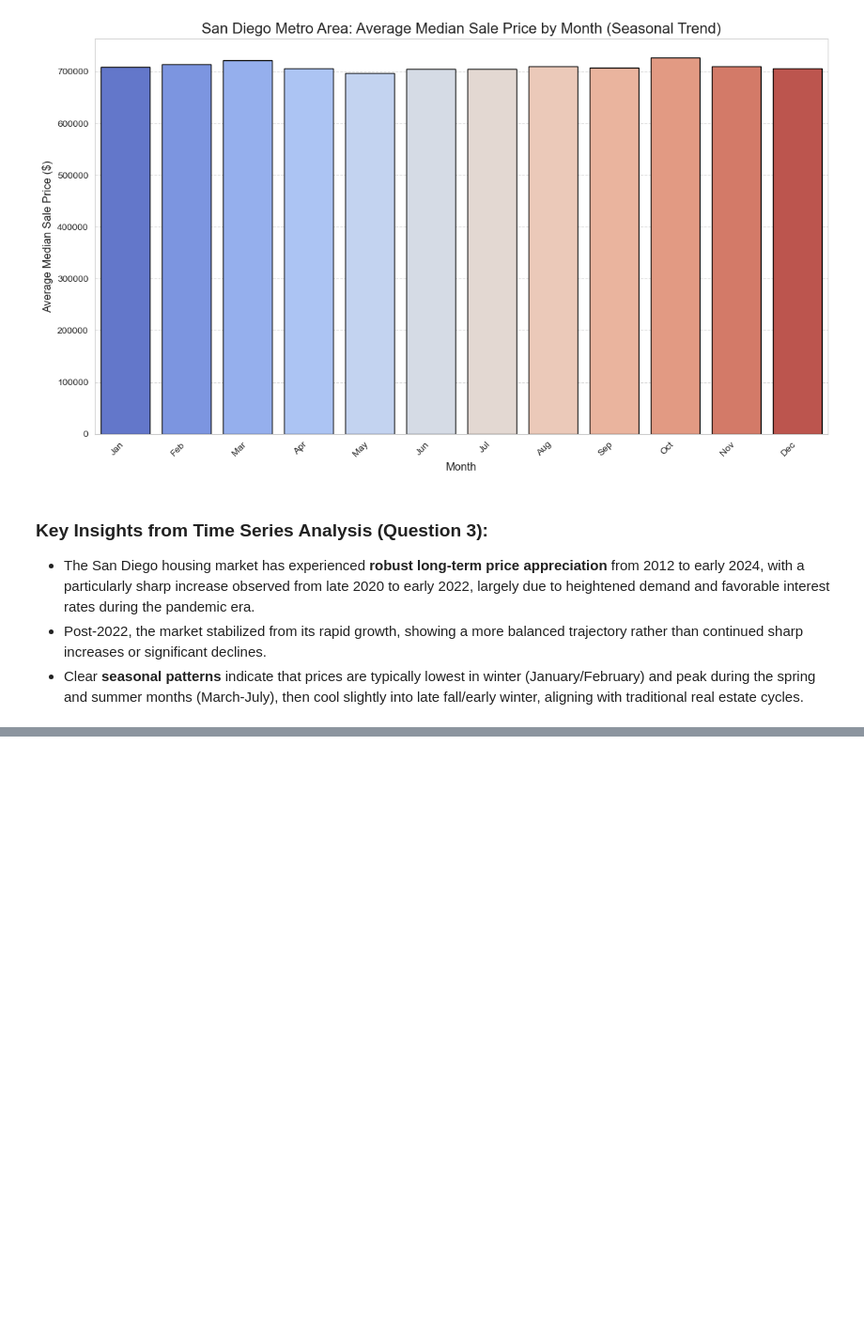
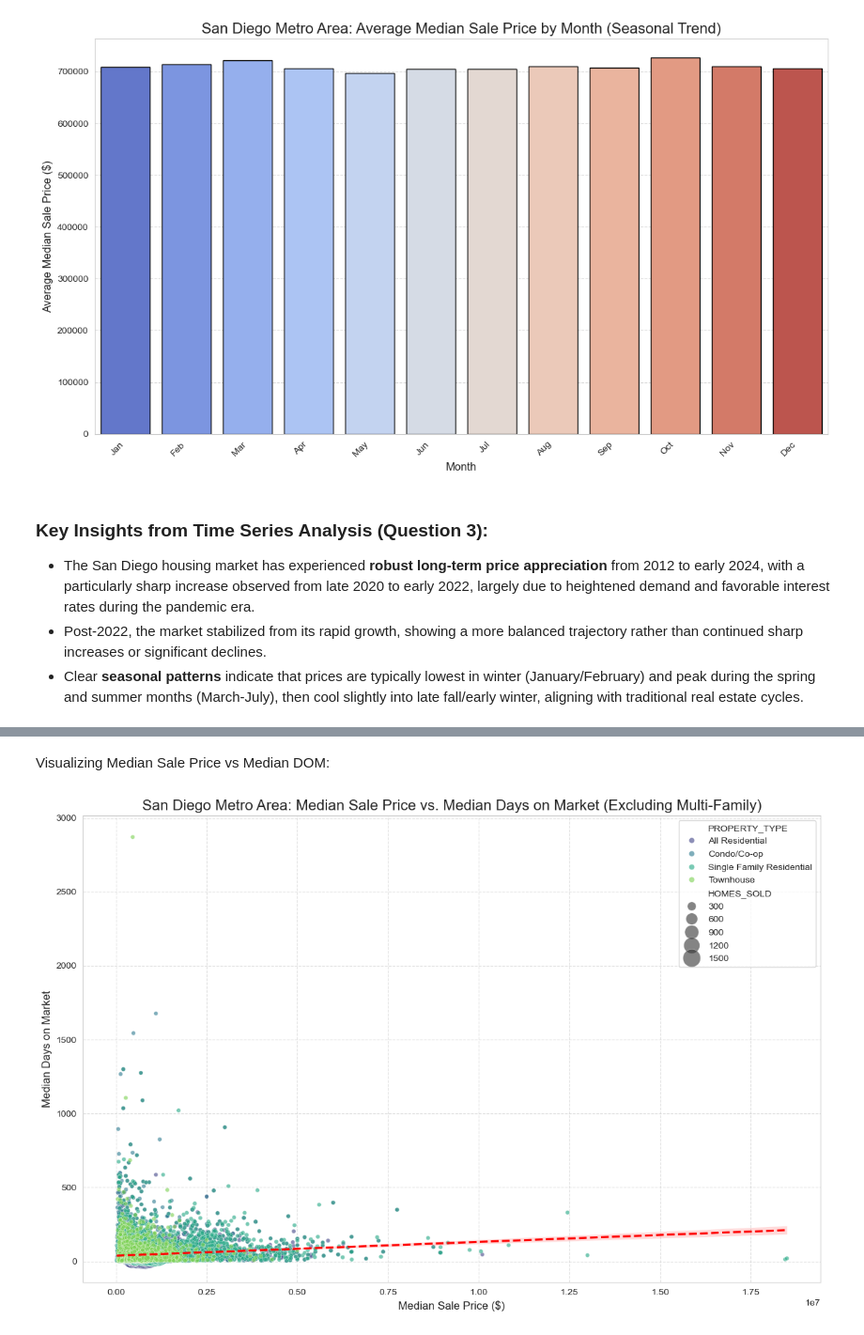
Before and after one commit to seanselig/san-diego-housing-analysis, a Jupyter notebook: San Diego Housing Market Analysis.ipynb, the cells around one changed output, grey strips where cells are left out. Shown at 94% size. Saved outputs shown, nothing was run; the diff lists cells and outputs as text; code cells hidden in the pictures; blank space fills up the shorter version.

Commit message:
Investigate the relationship between pricing and market speed (Question 4 insights).

```diff
--- a/San Diego Housing Market Analysis.ipynb
+++ b/San Diego Housing Market Analysis.ipynb
@@ -567,0 +572,2 @@ Passing `palette` without assigning `hue` is deprecated and will be removed in v
+# %%
+df_analysis = df_san_diego_agg_residential.copy()
@@ -567,0 +620,16 @@ Passing `palette` without assigning `hue` is deprecated and will be removed in v
+# %% [markdown]
+Visualizing Median Sale Price vs Median DOM:
+# %%
+plt.figure(figsize=(12, 8))
+sns.scatterplot(x='MEDIAN_SALE_PRICE', y='MEDIAN_DOM', data=df_analysis, alpha=0.6, hue='PROPERTY_TYPE', palette='viridis', size='HOMES_SOLD', sizes=(20, 400))
+sns.regplot(x='MEDIAN_SALE_PRICE', y='MEDIAN_DOM', data=df_analysis, scatter=False, color='red', line_kws={'linestyle':'--'})
+plt.title('San Diego Metro Area: Median Sale Price vs. Median Days on Market (Excluding Multi-Family)', fontsize=16)
+plt.xlabel('Median Sale Price ($)', fontsize=12)
+plt.ylabel('Median Days on Market', fontsize=12)
+plt.grid(True, linestyle='--', alpha=0.6)
+plt.xticks(fontsize=10)
+plt.yticks(fontsize=10)
+plt.tight_layout()
+plt.show()
+# %% [output]
+[figure, added]
```
Also changed, not shown: parts of 15 cells of this notebook.
